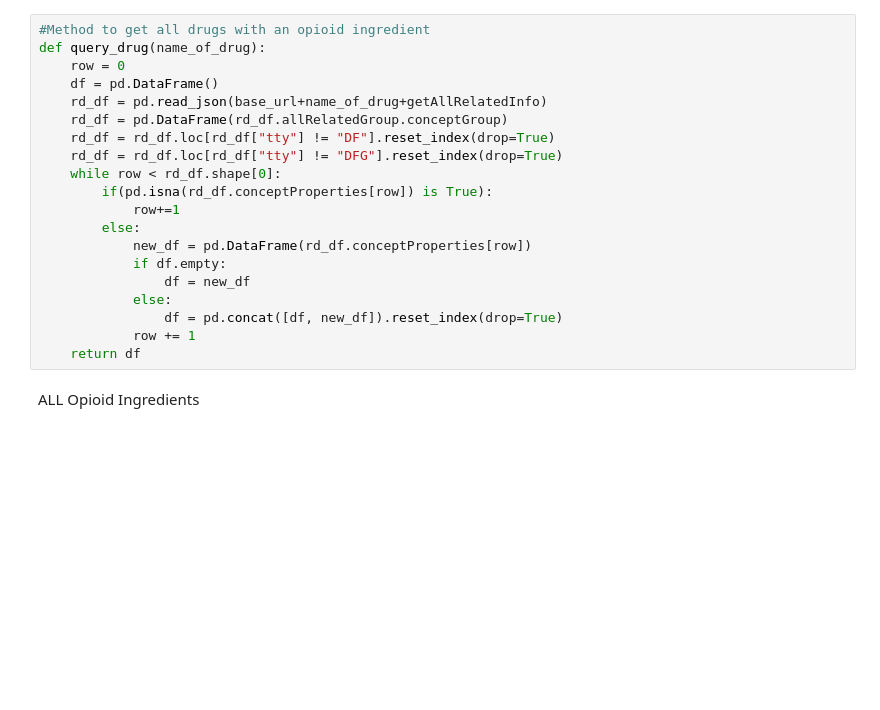
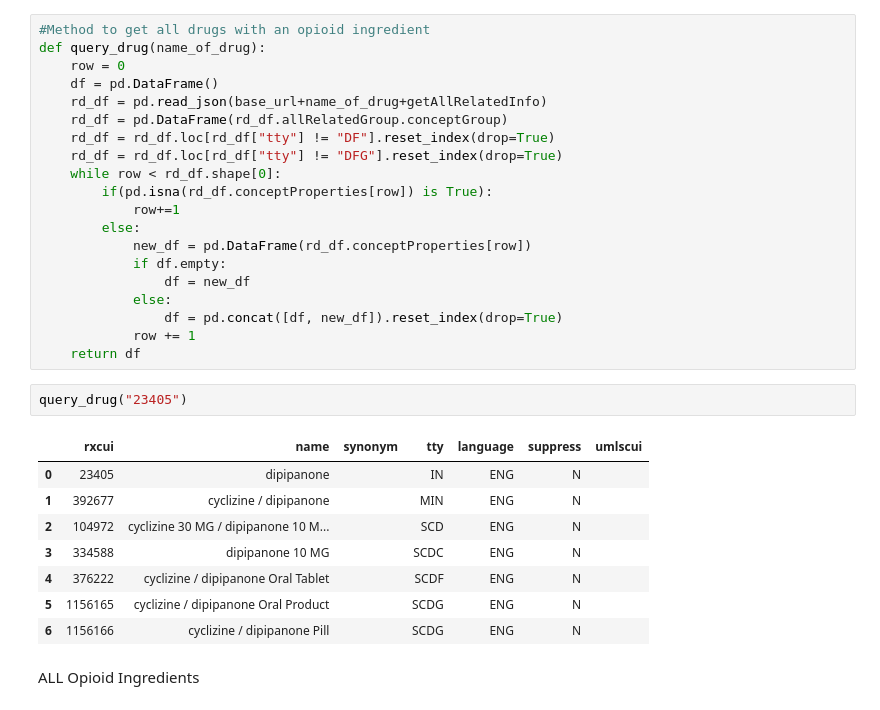
Before and after one commit to danielhmendoza01/Automatic_Code_Sets, a Jupyter notebook: Opioid/Opioid_Query.ipynb, the cells around one changed output. Drawn from its saved outputs; the diff is of its cells as text; blank space fills up the shorter version.

```diff
--- a/Opioid/Opioid_Query.ipynb
+++ b/Opioid/Opioid_Query.ipynb
@@ -37,6 +37,17 @@ def query_drug(name_of_drug):
                 df = pd.concat([df, new_df]).reset_index(drop=True)
             row += 1
     return df
+# %%
+query_drug("23405")
+# %% [output]
+|  | rxcui | name | synonym | tty | language | suppress | umlscui |
+| 0 | 23405 | dipipanone |  | IN | ENG | N |  |
+| 1 | 392677 | cyclizine / dipipanone |  | MIN | ENG | N |  |
+| 2 | 104972 | cyclizine 30 MG / dipipanone 10 M... |  | SCD | ENG | N |  |
+| 3 | 334588 | dipipanone 10 MG |  | SCDC | ENG | N |  |
+| 4 | 376222 | cyclizine / dipipanone Oral Tablet |  | SCDF | ENG | N |  |
+| 5 | 1156165 | cyclizine / dipipanone Oral Product |  | SCDG | ENG | N |  |
+| 6 | 1156166 | cyclizine / dipipanone Pill |  | SCDG | ENG | N |  |
 # %% [markdown]
 ALL Opioid Ingredients
 # %%
```
Also changed, not shown: 5 other files.
